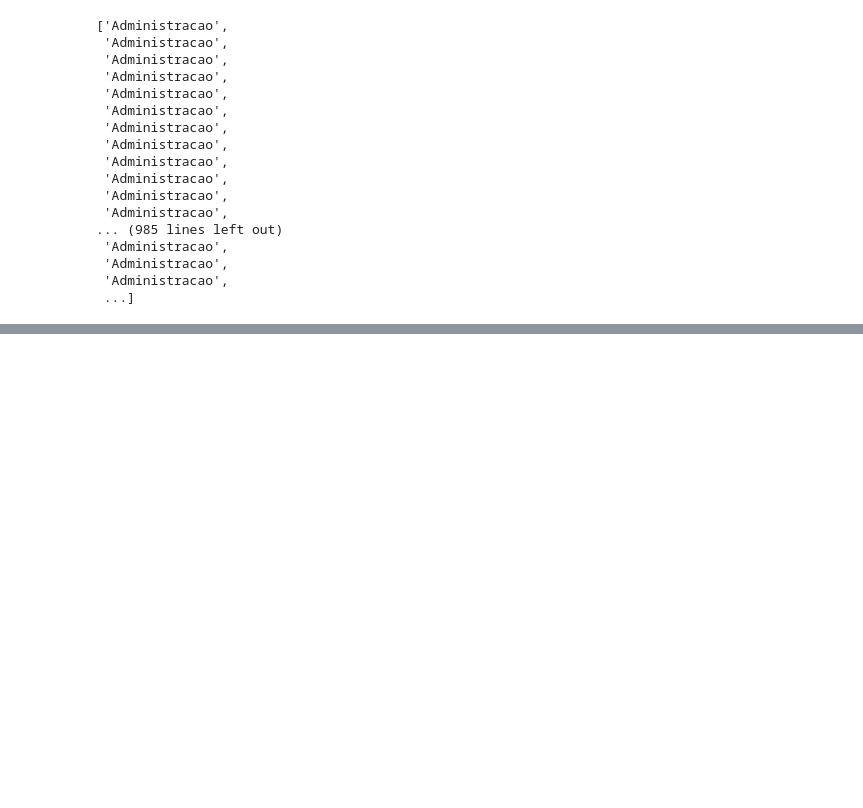
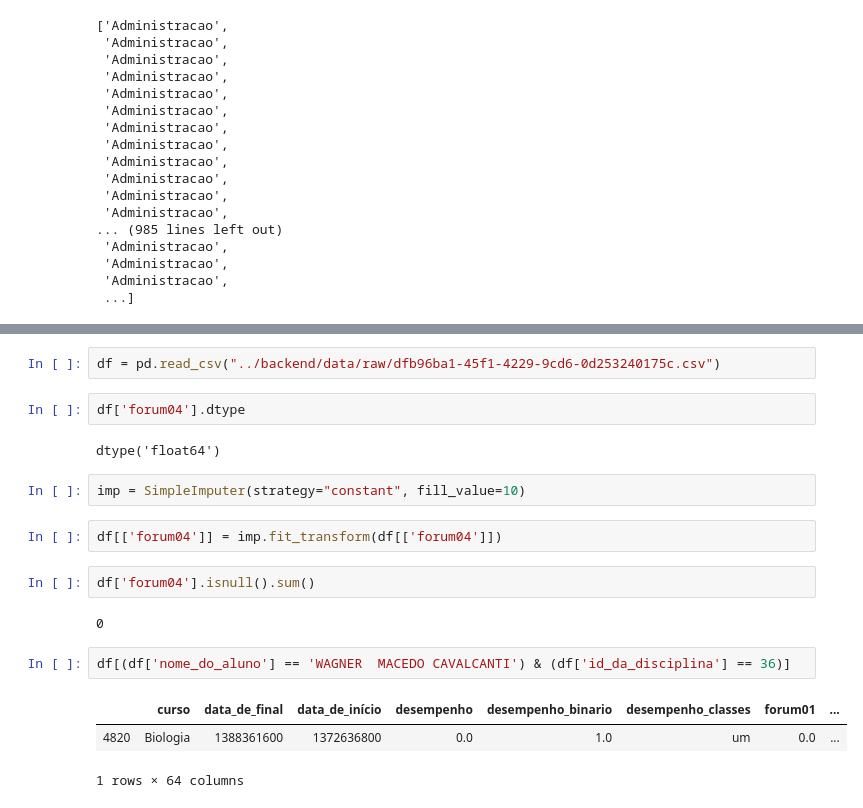
Before and after one commit to prof-alexandre-maciel/fmdev, a Jupyter notebook: analysis/pre_processing.ipynb, the cells around one changed output, grey strips where cells are left out. Drawn from its saved outputs; the diff is of its cells as text; blank space fills up the shorter version.

```diff
--- a/analysis/pre_processing.ipynb
+++ b/analysis/pre_processing.ipynb
@@ -124,0 +129,20 @@ df['curso'].tolist()
+# %%
+df = pd.read_csv("../backend/data/raw/dfb96ba1-45f1-4229-9cd6-0d253240175c.csv")
+# %%
+df['forum04'].dtype
+# %% [output]
+dtype('float64')
+# %%
+imp = SimpleImputer(strategy="constant", fill_value=10)
+# %%
+df[['forum04']] = imp.fit_transform(df[['forum04']])
+# %%
+df['forum04'].isnull().sum()
+# %% [output]
+0
+# %%
+df[(df['nome_do_aluno'] == 'WAGNER  MACEDO CAVALCANTI') & (df['id_da_disciplina'] == 36)]
+# %% [output]
+|  | curso | data_de_final | data_de_início | desempenho | desempenho_binario | desempenho_classes | forum01 | ... |
+| 4820 | Biologia | 1388361600 | 1372636800 | 0.0 | 1.0 | um | 0.0 | ... |
+1 rows × 64 columns
```
Also changed, not shown: parts of 2 cells of this notebook, 9 other files.
